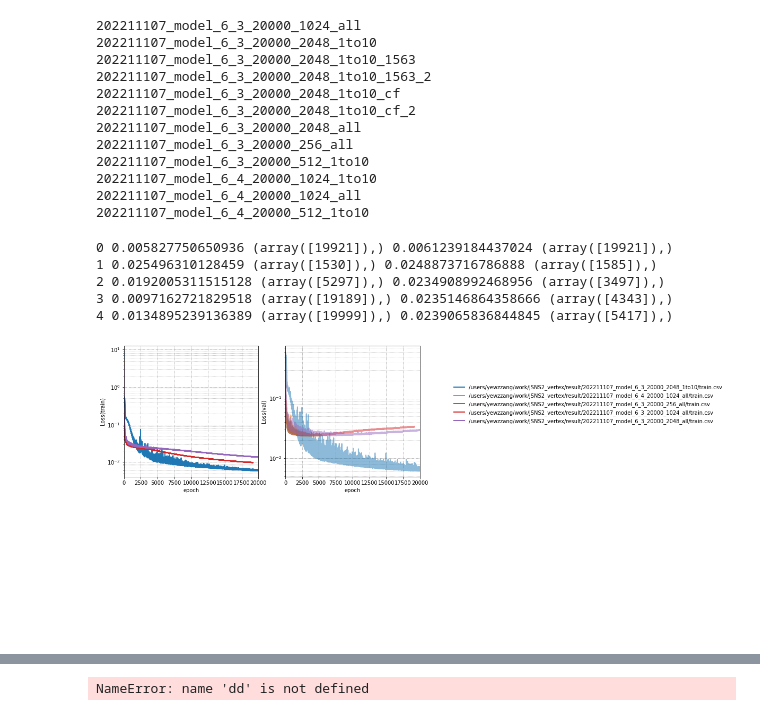
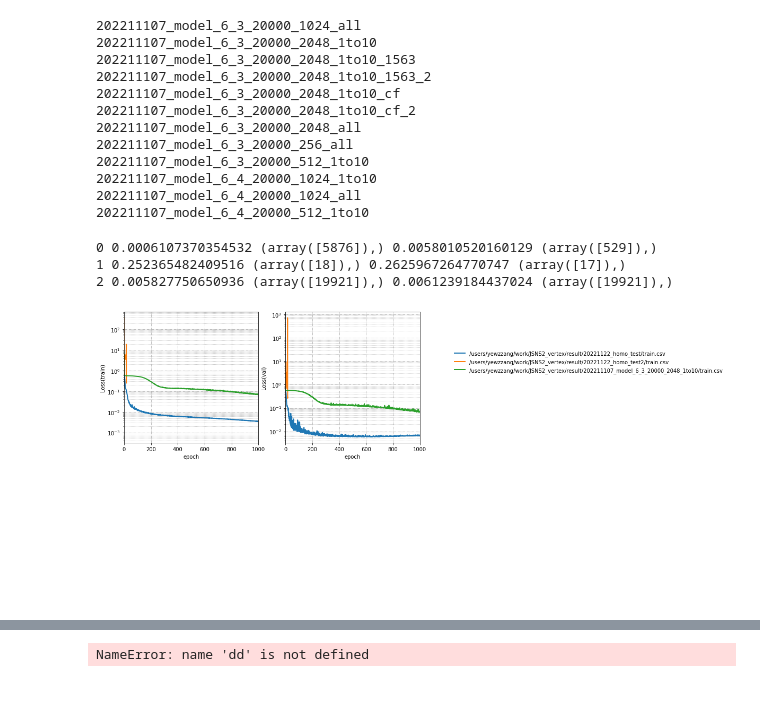
Before and after one commit to chyoo92/JSNS2_vertex, a Jupyter notebook: acc_loss.ipynb, the cells around one changed output, grey strips where cells are left out. Cells and saved outputs as stored; diff of their text form; code cells hidden in the pictures.

Commit message:
homo model test

```diff
--- a/acc_loss.ipynb
+++ b/acc_loss.ipynb
@@ -62,15 +62,14 @@ for i in range(len(d)):
 202211107_model_6_4_20000_512_1to10
 # %%
 d = [
-#     '/users/yewzzang/work/JSNS2_vertex/result/202211107_model_6_3_20000_512_1to10/train.csv',
-#  '/users/yewzzang/work/JSNS2_vertex/result/202211107_model_6_4_20000_1024_1to10/train.csv',
- '/users/yewzzang/work/JSNS2_vertex/result/202211107_model_6_3_20000_2048_1to10/train.csv',
-#  '/users/yewzzang/work/JSNS2_vertex/result/202211107_model_6_4_20000_512_1to10/train.csv',
- '/users/yewzzang/work/JSNS2_vertex/result/202211107_model_6_4_20000_1024_all/train.csv',
- '/users/yewzzang/work/JSNS2_vertex/result/202211107_model_6_3_20000_256_all/train.csv',
 
- '/users/yewzzang/work/JSNS2_vertex/result/202211107_model_6_3_20000_1024_all/train.csv',
- '/users/yewzzang/work/JSNS2_vertex/result/202211107_model_6_3_20000_2048_all/train.csv'
+
+    '/users/yewzzang/work/JSNS2_vertex/result/20221122_homo_test/train.csv',
+    '/users/yewzzang/work/JSNS2_vertex/result/20221122_homo_test2/train.csv',
+    '/users/yewzzang/work/JSNS2_vertex/result/202211107_model_6_3_20000_2048_1to10/train.csv',
+
+
+
     ]
 # %%
 plt.rcParams['figure.figsize'] = (10, 10)
@@ -81,43 +80,41 @@ ax2 = plt.subplot(2, 2, 2, yscale='log', ylabel='Loss(val)', xlabel='epoch')
 # ax2 = plt.subplot(2, 2, 2,  ylabel='Loss(val)', xlabel='epoch')
 
 
 for ax in (ax1, ax2):
     ax.grid(which='major', axis='both', linestyle='-.')
     ax.grid(which='minor', linestyle=':')
-    ax.set_xlim([0,20000])
+    ax.set_xlim([0,1000])
 
 lines, labels = [], []
 
 for i in range(len(d)):
     df = pd.read_csv(d[i])
 
 #     label = d[i].split('/')[-2].replace('__', ' ').split('_')[-2:]
     label = d[i]
     l =  ax1.plot(df['loss'], linewidth=2)
-    ax2.plot(df['val_loss'], linewidth=2,alpha=0.5)
+    ax2.plot(df['val_loss'], linewidth=2)
 
     print(i,df['loss'].min(),np.where(df['loss']==df['loss'].min()),df['val_loss'].min(),np.where(df['val_loss']==df['val_loss'].min()))
 
 
 
 
     lines.append(l[0])
     labels.append(label)
 ax5 = plt.subplot(3,1,3)
-ax5.legend(lines, labels, fontsize = 20)
-ax5.legend(lines, labels, bbox_to_anchor=(1.1, -4, 7, 7))
+# ax5.legend(lines, labels)
+ax5.legend(lines, labels, bbox_to_anchor=(1.1, -4, 7, 7), fontsize = 10)
 ax5.axis('off')
 plt.tight_layout()
 # plt.savefig('acc_loss.png',dpi=300)
 plt.show()
 plt.close()
 # %% [output]
-0 0.005827750650936 (array([19921]),) 0.0061239184437024 (array([19921]),)
-1 0.025496310128459 (array([1530]),) 0.0248873716786888 (array([1585]),)
-2 0.0192005311515128 (array([5297]),) 0.0234908992468956 (array([3497]),)
-3 0.0097162721829518 (array([19189]),) 0.0235146864358666 (array([4343]),)
-4 0.0134895239136389 (array([19999]),) 0.0239065836844845 (array([5417]),)
+0 0.0006107370354532 (array([5876]),) 0.0058010520160129 (array([529]),)
+1 0.252365482409516 (array([18]),) 0.2625967264770747 (array([17]),)
+2 0.005827750650936 (array([19921]),) 0.0061239184437024 (array([19921]),)
-[figure, old version]
+[figure, new version]
 # %%
 d
 # %% [output]
```
Also changed, not shown: parts of 1 cell of this notebook, 17 other files.
